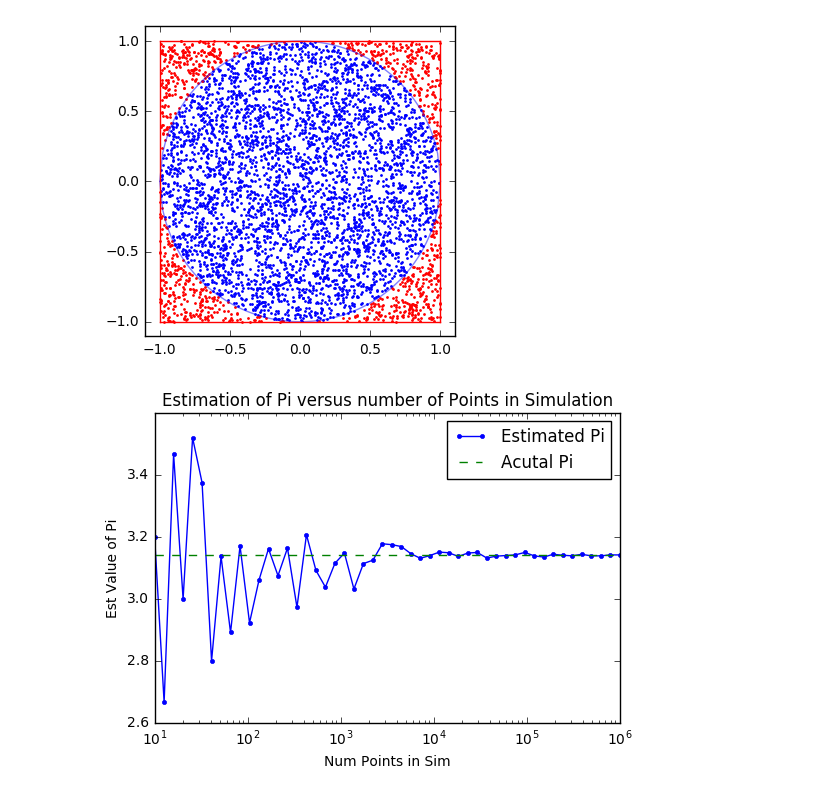
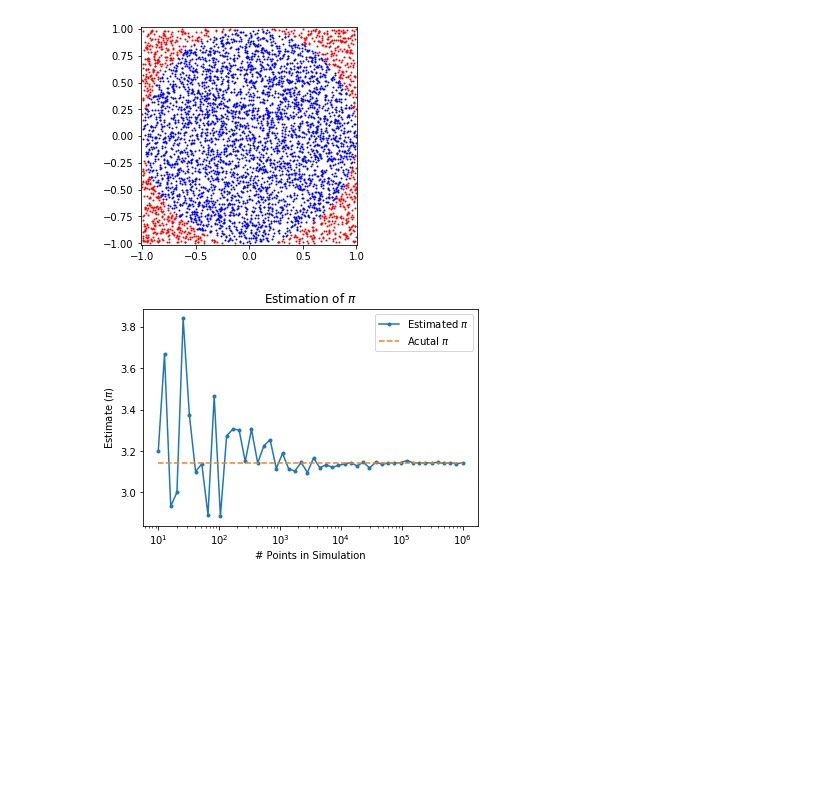
Before and after one commit to pjcrouse/estimate_pi, a Jupyter notebook: est_pi.ipynb, the cells around one changed output. Saved outputs shown, nothing was run; the diff lists cells and outputs as text; code cells hidden in the pictures; blank space fills up the shorter version.

```diff
--- a/est_pi.ipynb
+++ b/est_pi.ipynb
@@ -7,19 +8,10 @@ def est_pi(size):
     pts = np.random.uniform(-1,1,size=(size, 2))
     inside = pts[:,0]**2 + pts[:,1]**2 < 1
     pi = round(float(sum(inside)) / size * 4, 3)
-    return pi, pts
+    return pi, pts, inside
 
-pts = est_pi(5000)[1]
-inside = pts[:,0]**2 + pts[:,1]**2 < 1
-x = np.linspace(-1,1,100)
-y = (1-x**2)**0.5
+_, pts, inside = est_pi(5000)
 
-plt.plot(x, y, color='blue', alpha=0.5)
-plt.plot(x, -y, color='blue', alpha=0.5)
-plt.plot(x, np.ones_like(x), color='red')
-plt.plot(x, np.ones_like(x)*-1, color='red')
-plt.plot(np.ones_like(x), x, color='red')
-plt.plot(np.ones_like(x)*-1, x, color='red')
 plt.margins(.005)
 plt.gca().set_aspect('equal')
 
@@ -28,25 +20,26 @@ plt.scatter(pts[~inside][:,0], pts[~inside][:,1], color='red', s=1)
 
 plt.show()
 # %% [output]
-[figure, old version]
+[figure, new version]
 # %%
 sizes = np.logspace(1,6,50)
 x = []
 y = []
 for size in sizes:
     pi = est_pi(int(size))[0]
     x.append(size)
     y.append(pi)
 
-plt.plot(x,y, linestyle='solid', marker='.', label='Estimated Pi')
+plt.plot(x,y, linestyle='solid', marker='.', label='Estimated $\pi$')
 pi = np.ones_like(x)*np.pi
 
-plt.plot(x, pi, linestyle='dashed', label='Acutal Pi')
+plt.plot(x, pi, linestyle='dashed', label='Acutal $\pi$')
 plt.xscale('log')
 plt.legend()
-plt.xlabel('Num Points in Sim')
-plt.ylabel('Est Value of Pi')
-plt.title('Estimation of Pi versus number of Points in Simulation')
+plt.xlabel('# Points in Simulation')
+plt.ylabel('Estimate ($\pi$)')
+plt.title('Estimation of $\pi$')
+
 plt.show()
 # %% [output]
-[figure, old version]
+[figure, new version]
```
Also changed, not shown: parts of 1 cell of this notebook.
